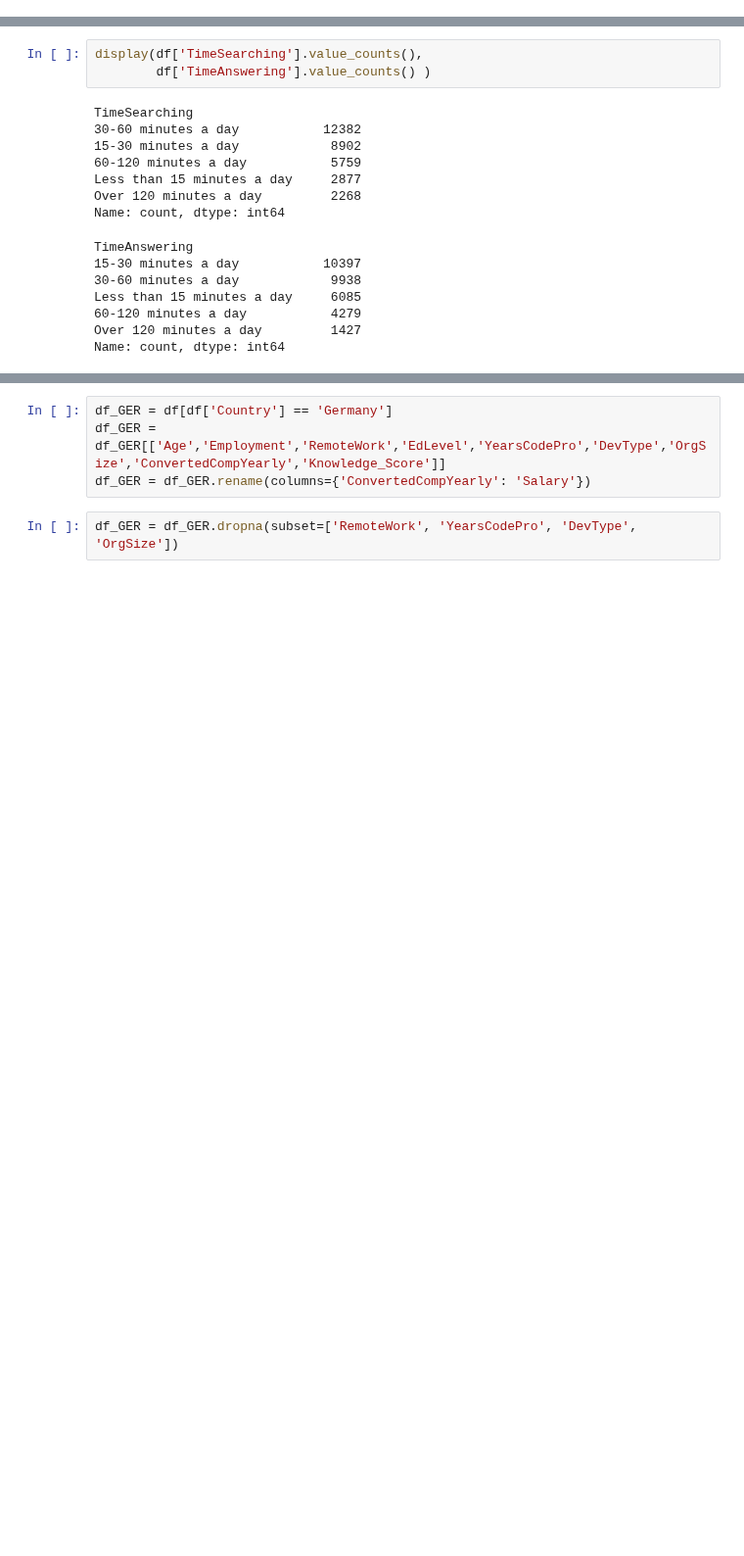
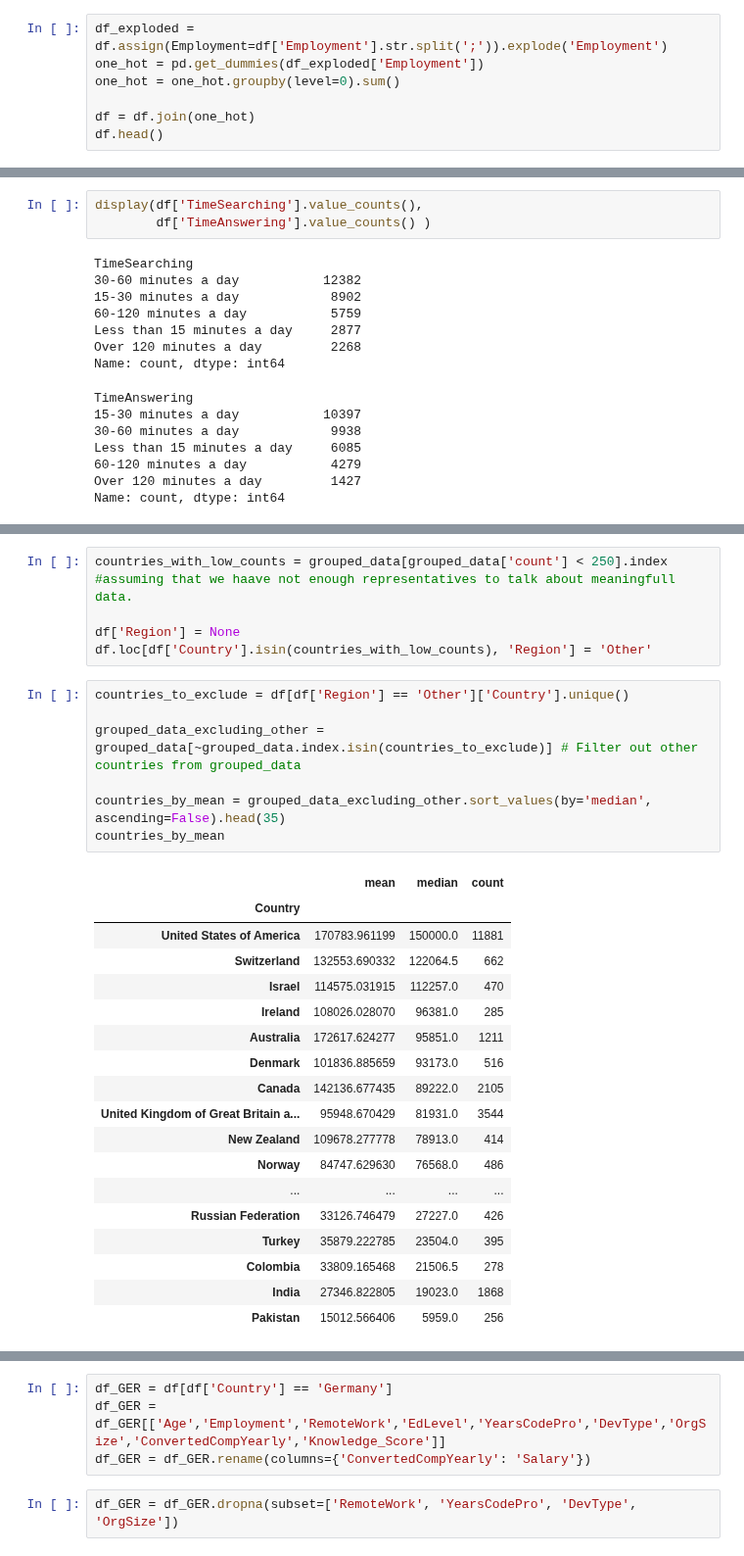
Before and after one commit to novik2713/data-circle-team-C, a Jupyter notebook: EDA.ipynb, the cells around one changed output, grey strips where cells are left out. Shown at 98% size. Cells and saved outputs as stored; diff of their text form; blank space fills up the shorter version.

```diff
--- a/EDA.ipynb
+++ b/EDA.ipynb
@@ -222,0 +241,7 @@ Name: count, Length: 106, dtype: int64
+# %%
+df_exploded = df.assign(Employment=df['Employment'].str.split(';')).explode('Employment')
+one_hot = pd.get_dummies(df_exploded['Employment'])
+one_hot = one_hot.groupby(level=0).sum()
+
+df = df.join(one_hot)
+df.head()
@@ -287,0 +357,31 @@ Name: count, dtype: int64
+# %%
+countries_with_low_counts = grouped_data[grouped_data['count'] < 250].index #assuming that we haave not enough representatives to talk about meaningfull data.
+
+df['Region'] = None
+df.loc[df['Country'].isin(countries_with_low_counts), 'Region'] = 'Other'
+# %%
+countries_to_exclude = df[df['Region'] == 'Other']['Country'].unique()
+
+grouped_data_excluding_other = grouped_data[~grouped_data.index.isin(countries_to_exclude)] # Filter out other countries from grouped_data
+
+countries_by_mean = grouped_data_excluding_other.sort_values(by='median', ascending=False).head(35)
+countries_by_mean
+# %% [output]
+|  | mean | median | count |
+| Country |  |  |  |
+| United States of America | 170783.961199 | 150000.0 | 11881 |
+| Switzerland | 132553.690332 | 122064.5 | 662 |
+| Israel | 114575.031915 | 112257.0 | 470 |
+| Ireland | 108026.028070 | 96381.0 | 285 |
+| Australia | 172617.624277 | 95851.0 | 1211 |
+| Denmark | 101836.885659 | 93173.0 | 516 |
+| Canada | 142136.677435 | 89222.0 | 2105 |
+| United Kingdom of Great Britain a... | 95948.670429 | 81931.0 | 3544 |
+| New Zealand | 109678.277778 | 78913.0 | 414 |
+| Norway | 84747.629630 | 76568.0 | 486 |
+| ... | ... | ... | ... |
+| Russian Federation | 33126.746479 | 27227.0 | 426 |
+| Turkey | 35879.222785 | 23504.0 | 395 |
+| Colombia | 33809.165468 | 21506.5 | 278 |
+| India | 27346.822805 | 19023.0 | 1868 |
+| Pakistan | 15012.566406 | 5959.0 | 256 |
```
Also changed, not shown: parts of 18 cells of this notebook.
